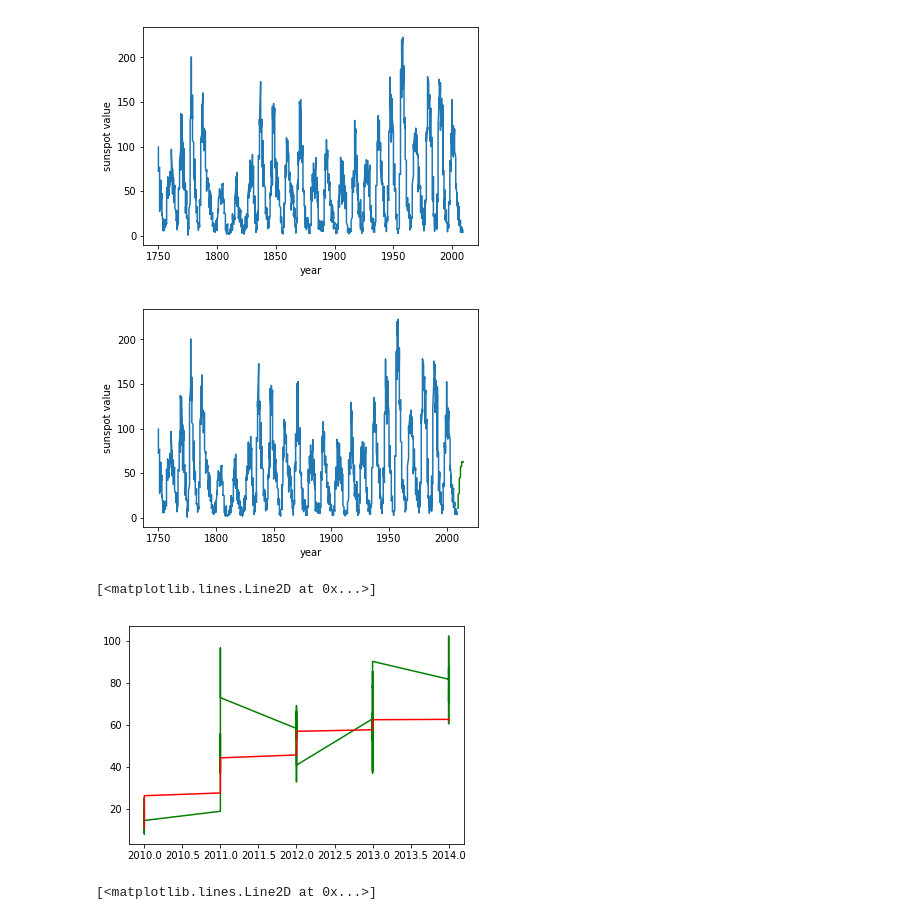
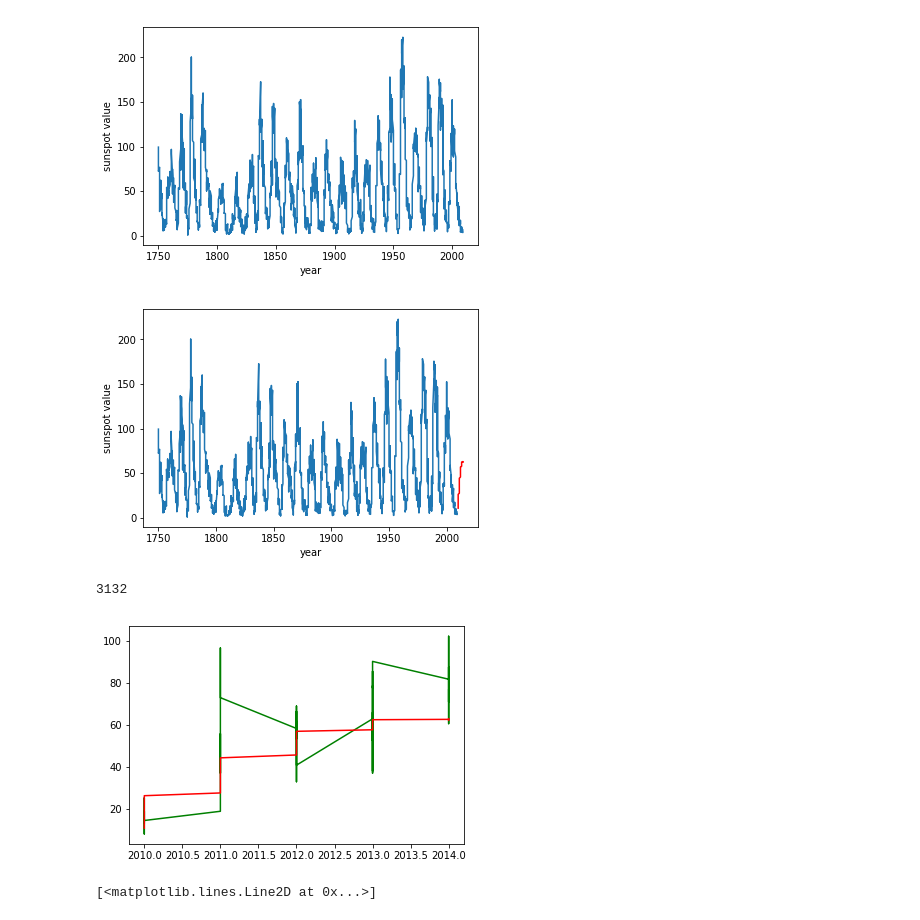
Before and after one commit to douglashsabreu/MachineLearning, a Jupyter notebook: LinearRegression/Sunspot Linear Regression.ipynb, the cells around one changed output. Drawn from its saved outputs; the diff is of its cells as text; code cells hidden in the pictures.

```diff
--- a/LinearRegression/Sunspot Linear Regression.ipynb
+++ b/LinearRegression/Sunspot Linear Regression.ipynb
@@ -94,18 +163,20 @@ def predict_x_next(train_subset, w, X, K):
 # %%
 predictions = predict_x_next(last_train_subset, w, 60, 20)
 
 plt.plot(years_train[20:], np.dot(phi,w) )
-plt.plot(years_test, predictions, 'g' )
+plt.plot(years_test, predictions, 'r' )
 plt.xlabel('year')
 plt.ylabel('sunspot value')
 plt.show()
 # %% [output]
-[figure, old version]
+[figure, new version]
 # %%
 plt.plot(years_test, sunspots_values_test, 'g')
 plt.plot(years_test, predictions, 'r')
+#sunspots_values_test
+print(len(sunspots_values_train))
 # %% [output]
-[<matplotlib.lines.Line2D at 0x...>]
+3132
 [figure]
 # %%
 plt.plot(years_train[20:], np.dot(phi,w) )
```
Also changed, not shown: parts of 16 cells of this notebook.
